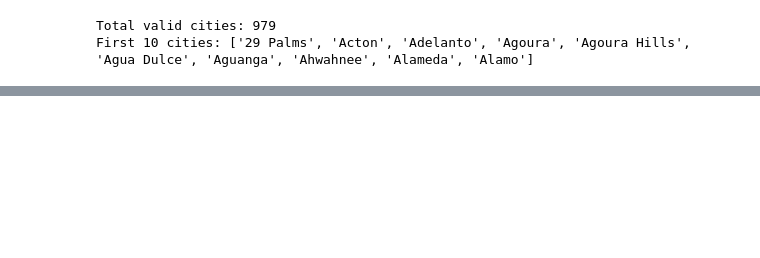
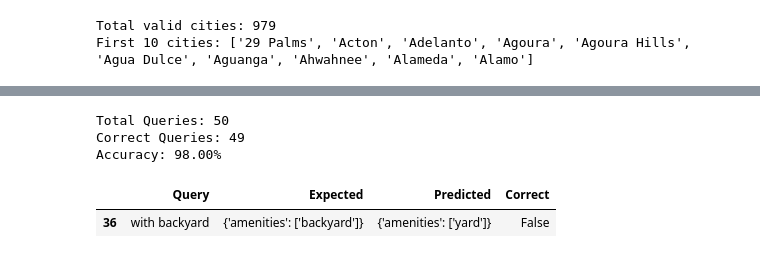
Before and after one commit to luoxuchen2/IDX-Exchange-NLP, a Jupyter notebook: notebooks/week4.ipynb, the cells around one changed output, grey strips where cells are left out. Cells and saved outputs as stored; diff of their text form; code cells hidden in the pictures; blank space fills up the shorter version.

```diff
--- a/notebooks/week4.ipynb
+++ b/notebooks/week4.ipynb
@@ -394,0 +491,30 @@ First 10 cities: ['29 Palms', 'Acton', 'Adelanto', 'Agoura', 'Agoura Hills', 'Ag
+# %%
+import pandas as pd
+
+results = []
+
+for query, expected in gold_queries:
+    predicted = parser.parse(query)
+
+    results.append({
+        "Query": query,
+        "Expected": expected,
+        "Predicted": predicted,
+        "Correct": predicted == expected
+    })
+
+df = pd.DataFrame(results)
+
+accuracy = df["Correct"].mean() * 100
+
+print(f"Total Queries: {len(df)}")
+print(f"Correct Queries: {df['Correct'].sum()}")
+print(f"Accuracy: {accuracy:.2f}%")
+
+display(df[df["Correct"] == False])
+# %% [output]
+Total Queries: 50
+Correct Queries: 49
+Accuracy: 98.00%
+|  | Query | Expected | Predicted | Correct |
+| 36 | with backyard | {'amenities': ['backyard']} | {'amenities': ['yard']} | False |
```
Also changed, not shown: parts of 5 cells of this notebook, 2 other files.
